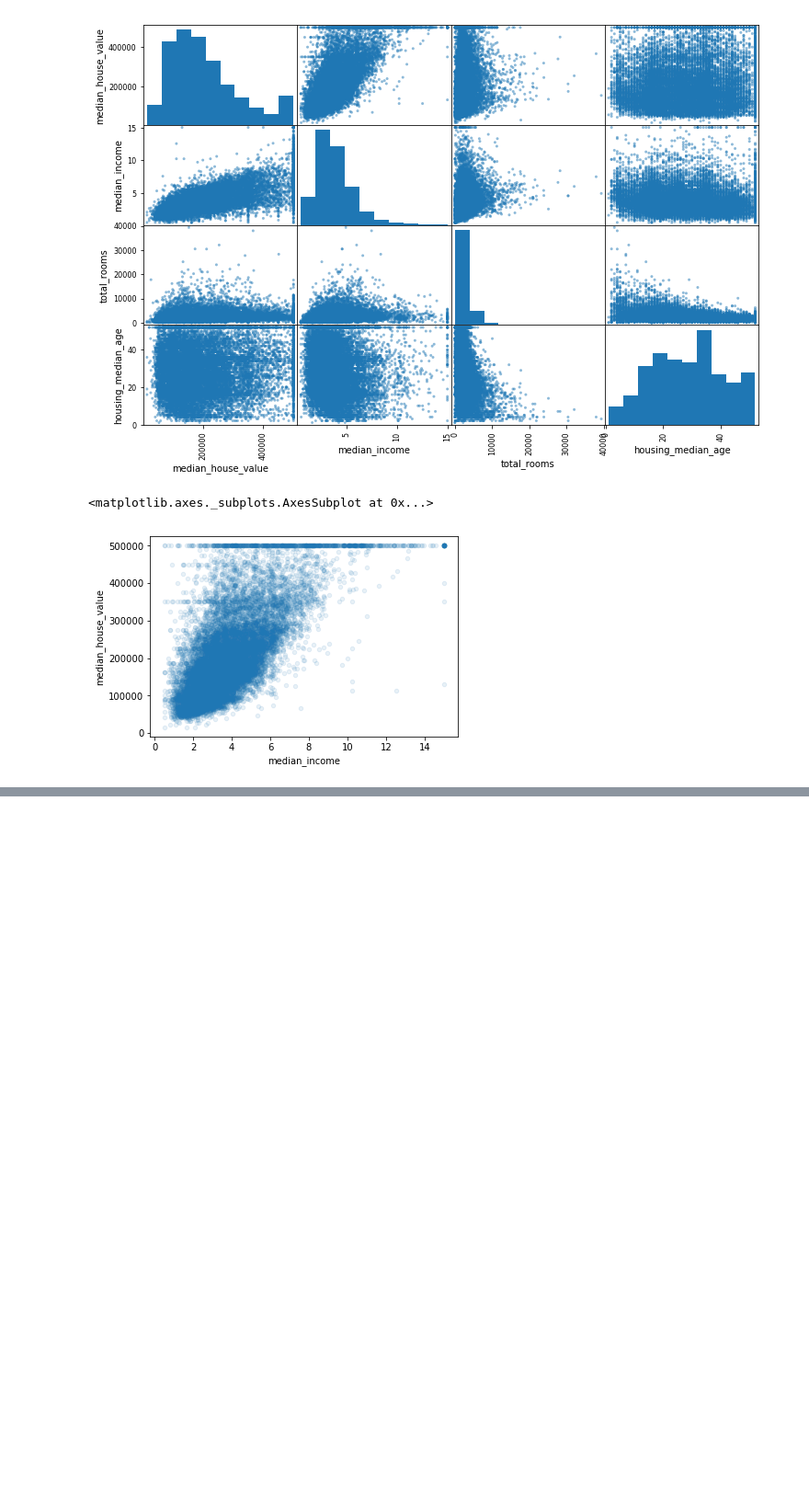
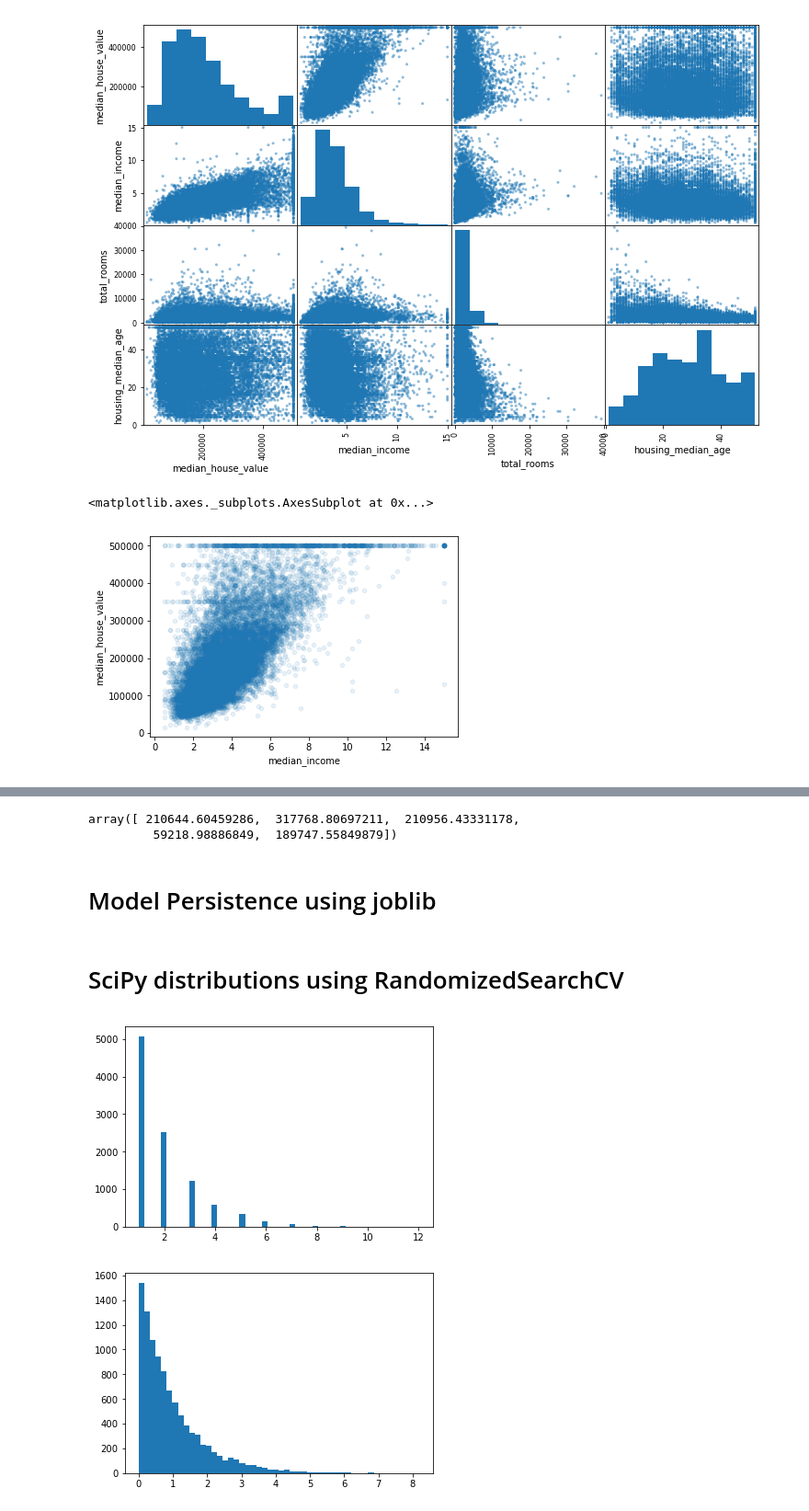
Before and after one commit to maumercado/ml-hands-on, a Jupyter notebook: notebooks/Housing.ipynb, the cells around one changed output, grey strips where cells are left out. Shown: that part at 92% size. Cells and saved outputs as stored; diff of their text form; code cells hidden in the pictures; blank space fills up the shorter version.

```diff
--- a/notebooks/Housing.ipynb
+++ b/notebooks/Housing.ipynb
@@ -206,0 +1092,13 @@ alpha=0.1)
+# %%
+full_pipeline_with_predictor = Pipeline([
+        ("preparation", full_pipeline),
+        ("linear", LinearRegression())
+    ])
+
+full_pipeline_with_predictor.fit(housing, housing_labels)
+full_pipeline_with_predictor.predict(some_data)
+# %% [output]
+array([ 210644.60459286,  317768.80697211,  210956.43331178,
+         59218.98886849,  189747.55849879])
+# %% [markdown]
+# Model Persistence using joblib
@@ -206,0 +1112,14 @@ alpha=0.1)
+# %% [markdown]
+# SciPy distributions using RandomizedSearchCV
+# %%
+
+from scipy.stats import geom, expon
+geom_distrib=geom(0.5).rvs(10000, random_state=42)
+expon_distrib=expon(scale=1).rvs(10000, random_state=42)
+plt.hist(geom_distrib, bins=50)
+plt.show()
+plt.hist(expon_distrib, bins=50)
+plt.show()
+# %% [output]
+[figure, added]
+[figure, added]
```
Also changed, not shown: parts of 92 cells of this notebook, 3 other files.
